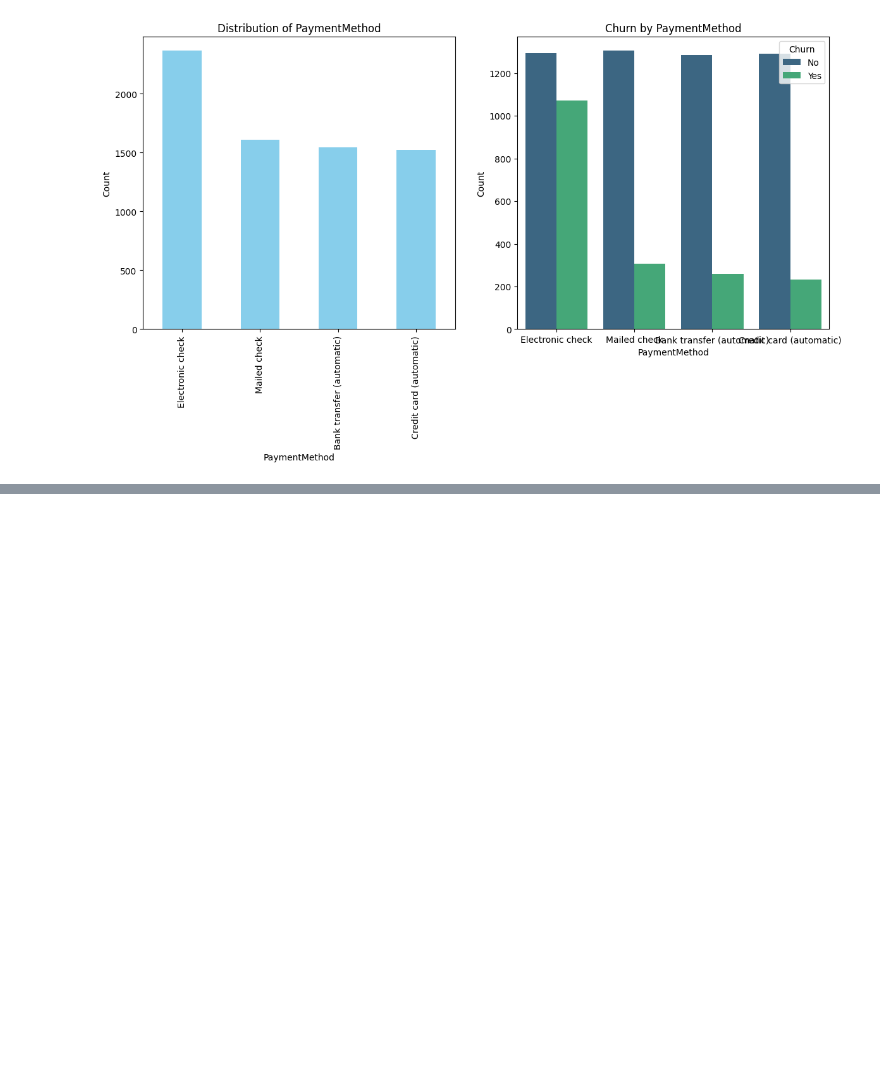
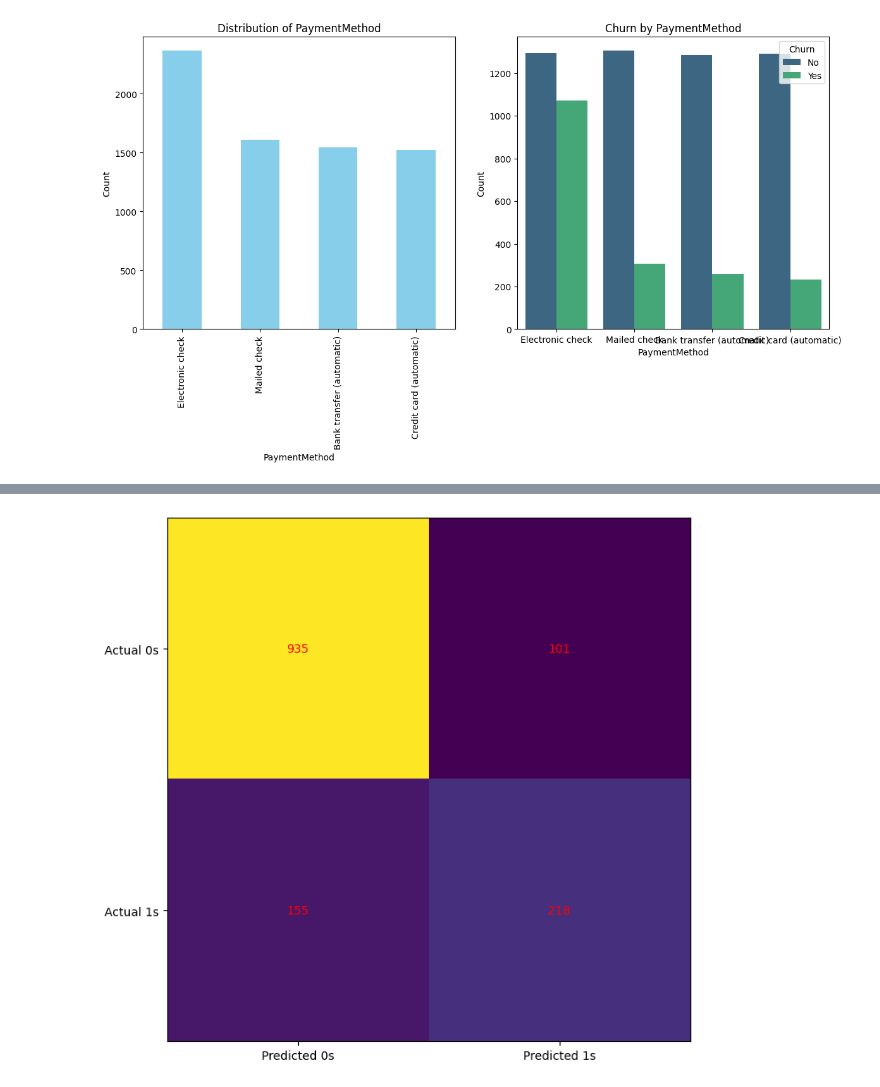
Before and after one commit to codeByGaurish/ml-usecase, a Jupyter notebook: ml_usecase_telco.ipynb, the cells around one changed output, grey strips where cells are left out. Saved outputs shown, nothing was run; the diff lists cells and outputs as text; code cells hidden in the pictures; blank space fills up the shorter version.

```diff
--- a/ml_usecase_telco.ipynb
+++ b/ml_usecase_telco.ipynb
@@ -828,0 +787,4 @@ Text(0, 0.5, 'Count')
+# %%
+confusion_matrix_plot(cm)
+# %% [output]
+[figure, added]
```
Also changed, not shown: parts of 78 cells of this notebook.
